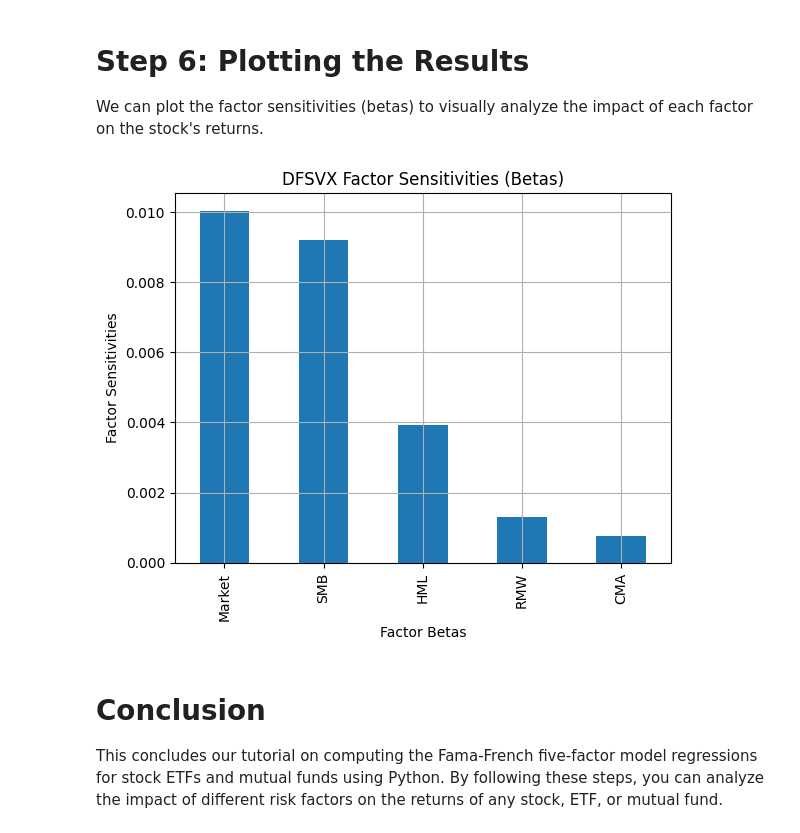
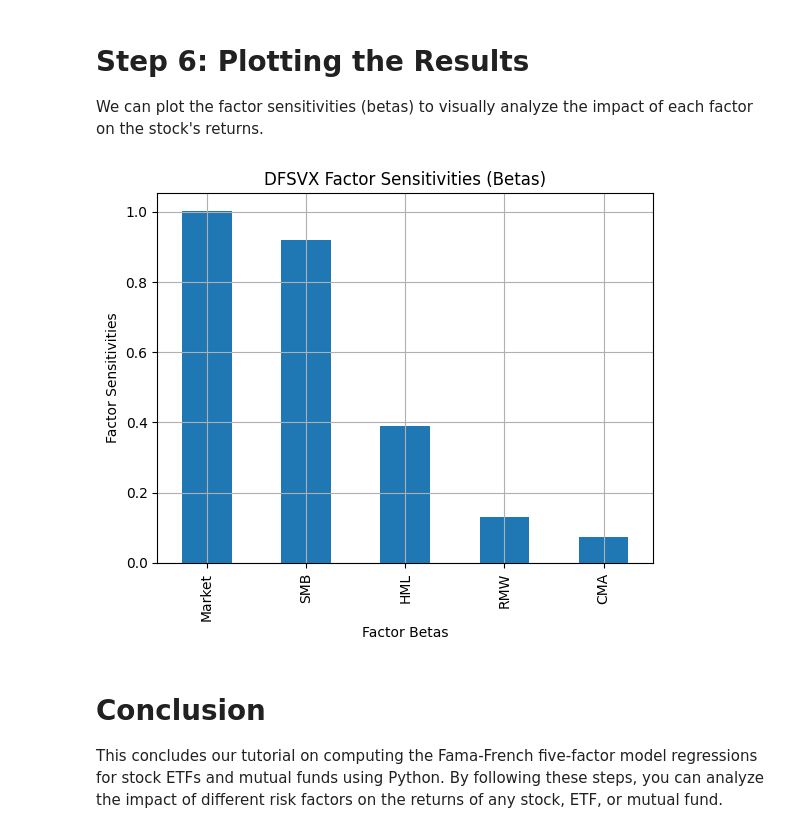
Before and after one commit to engineerinvestor/Finance-Education, a Jupyter notebook: Computing_Fama_French_Factor_Regressions.ipynb, the cells around one changed output. Drawn from its saved outputs; the diff is of its cells as text; code cells hidden in the pictures.

```diff
--- a/Computing_Fama_French_Factor_Regressions.ipynb
+++ b/Computing_Fama_French_Factor_Regressions.ipynb
@@ -234,15 +234,15 @@ See the Portfolio Visualizer's Methodology section for more information on compu
 
 We can plot the factor sensitivities (betas) to visually analyze the impact of each factor on the stock's returns.
 # %%
-betas = model.params[1:]  # Exclude the constant
+betas = 100*model.params[1:]  # Exclude the constant
 betas.plot(kind='bar')
 plt.title(ticker + ' Factor Sensitivities (Betas)')
 plt.ylabel('Factor Sensitivities')
 plt.xlabel('Factor Betas')
 plt.grid(True)
 plt.show()
 # %% [output]
-[figure, old version]
+[figure, new version]
 # %% [markdown]
 # Conclusion
 
```
Also changed, not shown: parts of 8 cells of this notebook.
